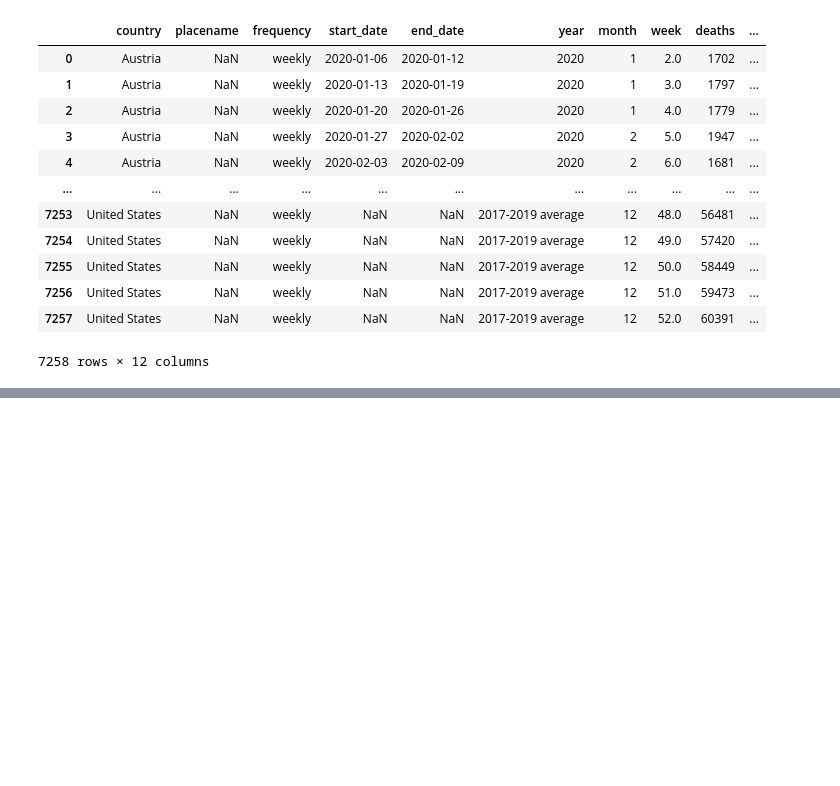
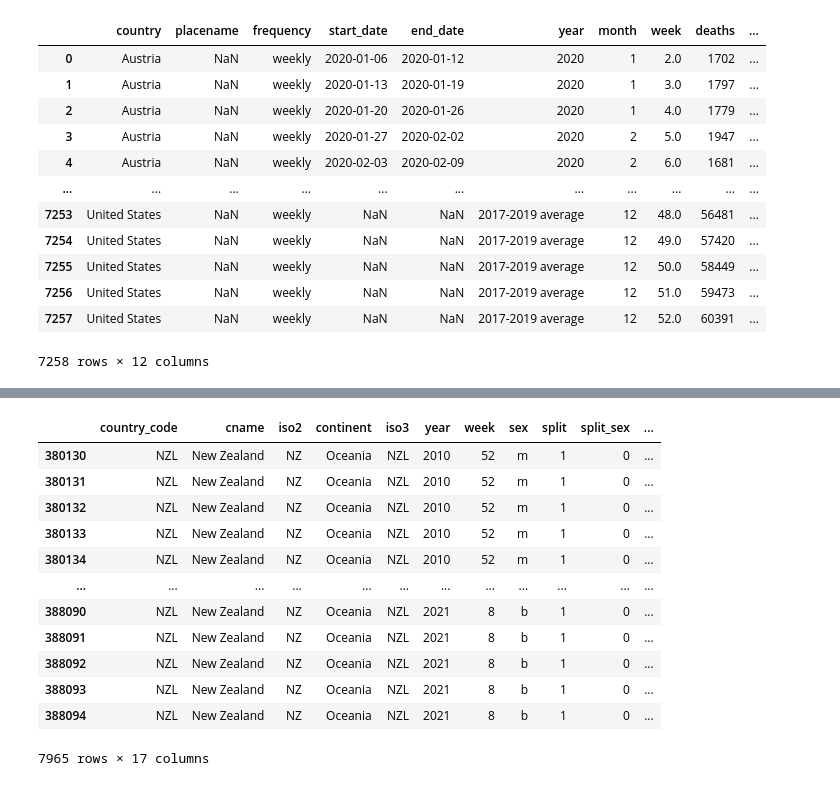
Before and after one commit to maxwell-sapp/EEP153-Project-1, a Jupyter notebook: EDA.ipynb, the cells around one changed output, grey strips where cells are left out. Saved outputs shown, nothing was run; the diff lists cells and outputs as text; code cells hidden in the pictures; blank space fills up the shorter version.

```diff
--- a/EDA.ipynb
+++ b/EDA.ipynb
@@ -374,0 +542,17 @@ import wbdata
+# %%
+stmf_nz = stmf[stmf['cname'] == 'New Zealand']
+stmf_nz
+# %% [output]
+|  | country_code | cname | iso2 | continent | iso3 | year | week | sex | split | split_sex | ... |
+| 380130 | NZL | New Zealand | NZ | Oceania | NZL | 2010 | 52 | m | 1 | 0 | ... |
+| 380131 | NZL | New Zealand | NZ | Oceania | NZL | 2010 | 52 | m | 1 | 0 | ... |
+| 380132 | NZL | New Zealand | NZ | Oceania | NZL | 2010 | 52 | m | 1 | 0 | ... |
+| 380133 | NZL | New Zealand | NZ | Oceania | NZL | 2010 | 52 | m | 1 | 0 | ... |
+| 380134 | NZL | New Zealand | NZ | Oceania | NZL | 2010 | 52 | m | 1 | 0 | ... |
+| ... | ... | ... | ... | ... | ... | ... | ... | ... | ... | ... | ... |
+| 388090 | NZL | New Zealand | NZ | Oceania | NZL | 2021 | 8 | b | 1 | 0 | ... |
+| 388091 | NZL | New Zealand | NZ | Oceania | NZL | 2021 | 8 | b | 1 | 0 | ... |
+| 388092 | NZL | New Zealand | NZ | Oceania | NZL | 2021 | 8 | b | 1 | 0 | ... |
+| 388093 | NZL | New Zealand | NZ | Oceania | NZL | 2021 | 8 | b | 1 | 0 | ... |
+| 388094 | NZL | New Zealand | NZ | Oceania | NZL | 2021 | 8 | b | 1 | 0 | ... |
+7965 rows × 17 columns
```
Also changed, not shown: parts of 11 cells of this notebook.
